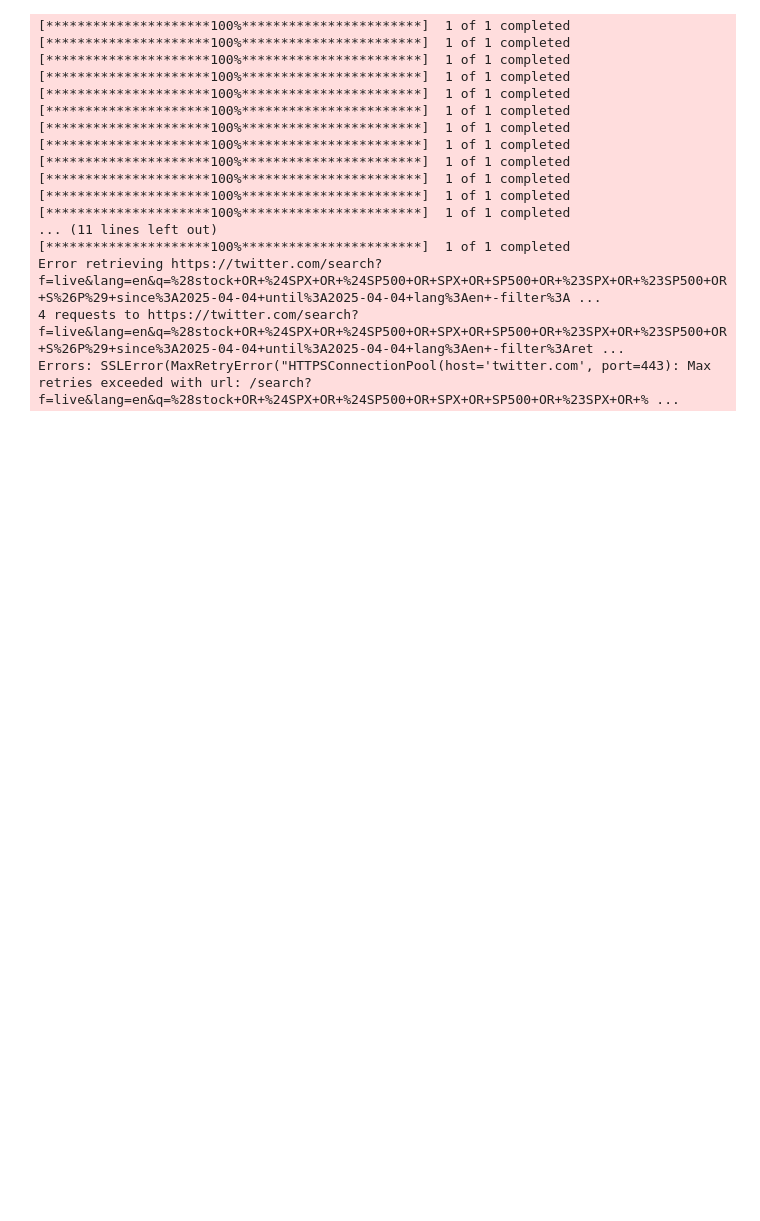
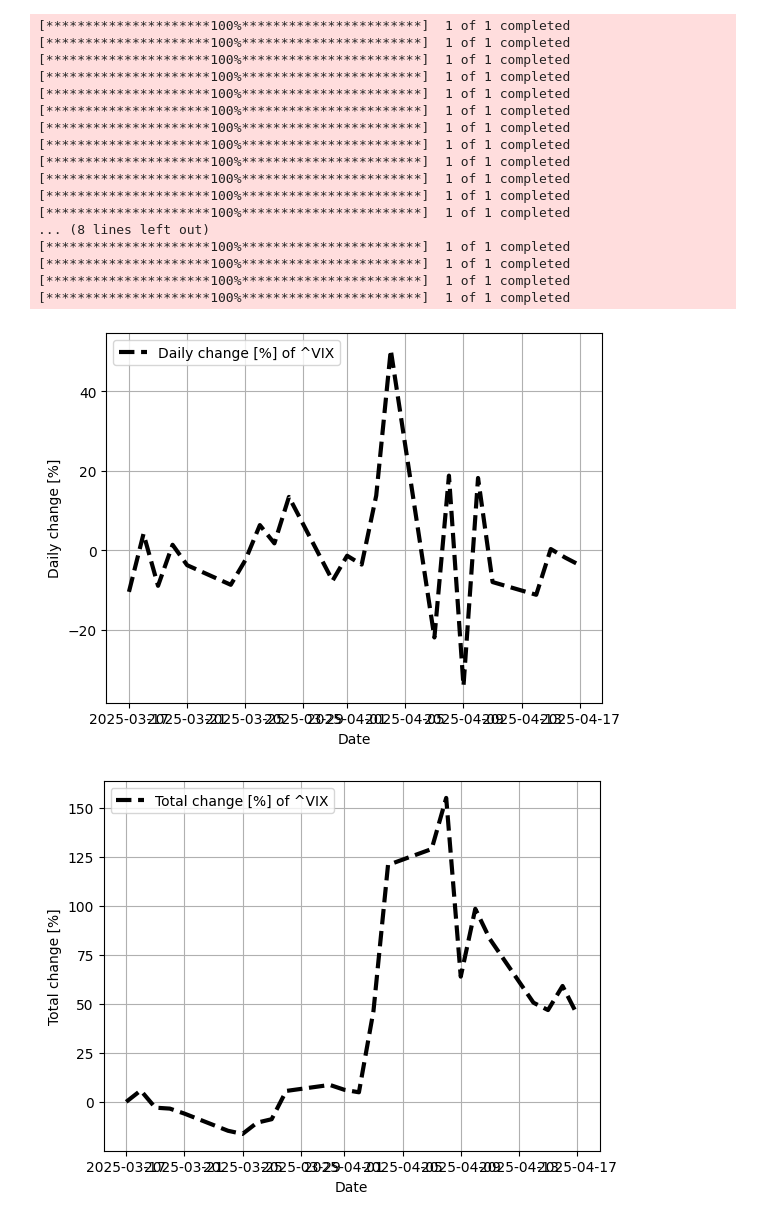
Before and after one commit to damianlebiedz/projekt-zaliczeniowy-PSI, a Jupyter notebook: notebook.ipynb, the cells around one changed output. Saved outputs shown, nothing was run; the diff lists cells and outputs as text; code cells hidden in the pictures; blank space fills up the shorter version.

```diff
--- a/notebook.ipynb
+++ b/notebook.ipynb
@@ -77,14 +81,0 @@ def biggest_changes(timeframe, num_of_biggest_changes):
-# %%
-def stock_plot(timeframe, column, ticker):
-    try:
-        plt.plot(timeframe['Date'], timeframe[f'{column}'], label=f'{column} of {ticker}', linewidth=3, linestyle='--',
-                 color='black')
-        plt.title('Portfolio total profit over time')
-        plt.xlabel('Date')
-        plt.ylabel('Total profit')
-        plt.legend()
-        plt.grid()
-        plt.show()
-
-    except Exception as e:
-        print(f"Error in stock_plot: {e}")
@@ -132,36 +241,62 @@ def get_popular_tweets(target_date, keywords, max_tweets, top_n):
 # %%
 if __name__ == "__main__":
-    pd.set_option('display.max_columns', None)
-    pd.set_option('display.max_rows', None)
+    # pd.set_option('display.max_columns', None)
+    # pd.set_option('display.max_rows', None)
 
     timeframe = load_timeframe(start_date, end_date)
     load_stock_timeframe(ticker, timeframe)
-    # print(timeframe)
 
-    # stock_plot(timeframe, 'Daily change [%]', ticker)
-    # stock_plot(timeframe, 'Total change [%]', ticker)
+    stock_plot(timeframe, 'Daily change [%]', ticker)
+    stock_plot(timeframe, 'Total change [%]', ticker)
 
     biggest_changes = biggest_changes(timeframe, num_of_biggest_changes)
-    # print(biggest_changes)
+    print(biggest_changes)
+    dates = biggest_changes["Date"].tolist()
 
+    ### main function to analyze all days from biggest_changes
+    # for date in dates:
+    #     print(f'Analysis for day {date}...')
+    #     ...
+
+    ### Debugging with one date
     date = '2025-04-04'
-    popular_tweets = get_popular_tweets(date, keywords, max_tweets, top_n)
-    print(popular_tweets)
+    df = fetch_top_comments_as_dataframe(date, top_x)
+    print(df.head())
+
+    df['embedding'] = df['text'].apply(get_embedding)
+    df['sentiment'] = df['text'].apply(analyze_sentiment)
+
+    embeddings = df['embedding'].tolist()
+    df['cluster'] = cluster_pca_kmeans(embeddings, n_clusters)
+
+    plot_wordcloud(df)
+    overall_sentiment = calculate_weighted_sentiment(df)
+    print(f"Overall weighted sentiment for the day {date}: {overall_sentiment:.3f}")
+
+    """
+        1: POSITIVE sentiment
+        0: NEUTRAL sentiment
+       -1: NEGATIVE sentiment
+    """
+
+    plot_cluster_wordcloud(df)
 # %% [output]
 [*********************100%***********************]  1 of 1 completed
 [*********************100%***********************]  1 of 1 completed
 [*********************100%***********************]  1 of 1 completed
 [*********************100%***********************]  1 of 1 completed
 [*********************100%***********************]  1 of 1 completed
 [*********************100%***********************]  1 of 1 completed
 [*********************100%***********************]  1 of 1 completed
 [*********************100%***********************]  1 of 1 completed
 [*********************100%***********************]  1 of 1 completed
 [*********************100%***********************]  1 of 1 completed
 [*********************100%***********************]  1 of 1 completed
 [*********************100%***********************]  1 of 1 completed
-... (11 lines left out)
+... (8 lines left out)
 [*********************100%***********************]  1 of 1 completed
-Error retrieving https://twitter.com/search?f=live&lang=en&q=%28stock+OR+%24SPX+OR+%24SP500+OR+SPX+OR+SP500+OR+%23SPX+OR+%23SP500+OR+S%26P%29+since%3A2025-04-04+until%3A2025-04-04+lang%3Aen+-filter%3A ...
-4 requests to https://twitter.com/search?f=live&lang=en&q=%28stock+OR+%24SPX+OR+%24SP500+OR+SPX+OR+SP500+OR+%23SPX+OR+%23SP500+OR+S%26P%29+since%3A2025-04-04+until%3A2025-04-04+lang%3Aen+-filter%3Aret ...
-Errors: SSLError(MaxRetryError("HTTPSConnectionPool(host='twitter.com', port=443): Max retries exceeded with url: /search?f=live&lang=en&q=%28stock+OR+%24SPX+OR+%24SP500+OR+SPX+OR+SP500+OR+%23SPX+OR+% ...
+[*********************100%***********************]  1 of 1 completed
+[*********************100%***********************]  1 of 1 completed
+[*********************100%***********************]  1 of 1 completed
+[figure, added]
+[figure, added]
```
Also changed, not shown: parts of 12 cells of this notebook, 10 other files.
